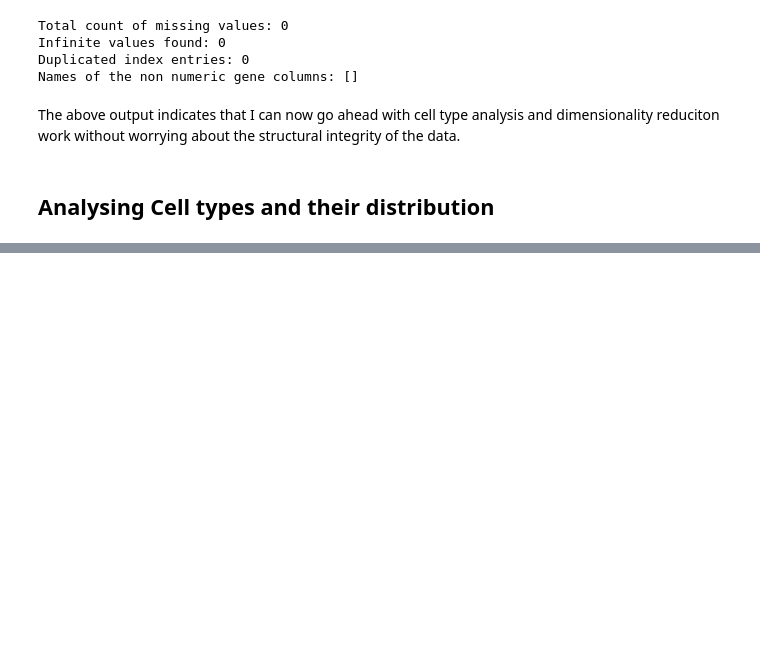
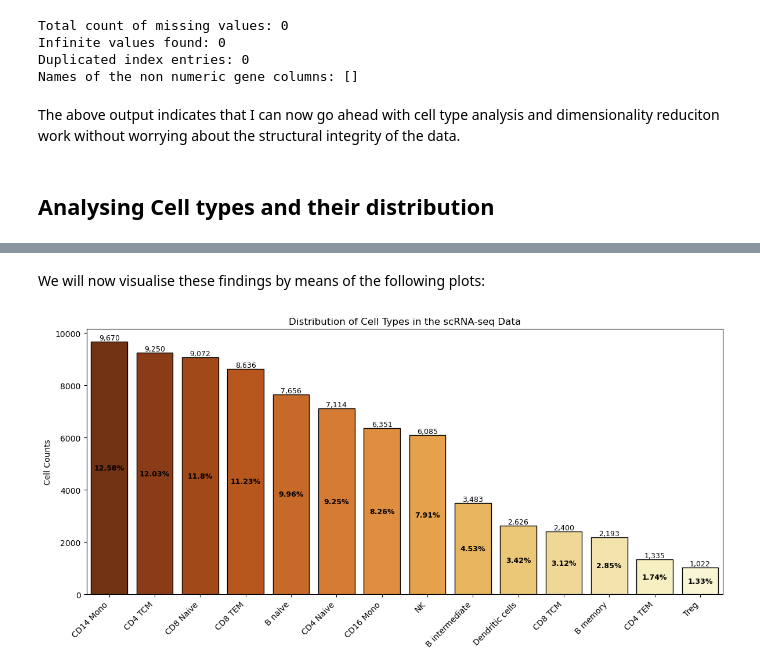
Before and after one commit to rajantidke/ML_immune_cell_type_classifier, a Jupyter notebook: Notebooks/1_Data_exploration.ipynb, the cells around one changed output, grey strips where cells are left out. Drawn from its saved outputs; the diff is of its cells as text; code cells hidden in the pictures; blank space fills up the shorter version.

Commit message:
Prelimnary statistical analysis of gene expression features and plots generation

```diff
--- a/Notebooks/1_Data_exploration.ipynb
+++ b/Notebooks/1_Data_exploration.ipynb
@@ -104,4 +104,18 @@ The above output indicates that I can now go ahead with cell type analysis and d
 ## Analysing Cell types and their distribution
 # %%
 #Calculating cell counts and % per each cell type
-cell_type_df = rna_seq_data["CellType"].value_counts().ren
+
+
+cell_type_counts = rna_seq_data["CellType"].value_counts()
+cell_type_df = pd.DataFrame(
+    {
+        "CellType": cell_type_counts.index,
+        "Count"   : cell_type_counts.values
+    }
+)
+
+cell_type_df["Percentage"] = (cell_type_df["Count"]/len(rna_seq_data) * 100).round(2)
+
+cell_type_df["Cumulative %"] = cell_type_df["Percentage"].cumsum()
+
+cell_type_df
@@ -107,0 +170,25 @@ cell_type_df = rna_seq_data["CellType"].value_counts().ren
+# %% [markdown]
+We will now visualise these findings by means of the following plots:
+# %%
+plt.figure(figsize=(12, 6))
+ax = sns.barplot(
+    x        = "CellType",
+    y        = "Count",
+    data     = cell_type_df,
+    hue      = "CellType",
+    palette  = "YlOrBr_r",
+    edgecolor= "black",
+    legend   = False
+)
+for i, (count, pct) in enumerate(zip(cell_type_df["Count"], cell_type_df["Percentage"])):
+    ax.text(i, count, f"{count:,}", ha="center", va="bottom", fontsize=9)
+    ax.text(i, count / 2, f"{pct}%", ha="center", va="center", fontsize=9, fontweight="bold", color="black")
+plt.xticks(rotation=45, ha="right")
+plt.title("Distribution of Cell Types in the scRNA-seq Data")
+plt.xlabel("")
+plt.ylabel("Cell Counts")
+plt.tight_layout()
+plt.savefig(os.path.join(PLOT_DIR, "cell_type_distribution.png"), dpi=300, bbox_inches="tight")
+plt.show()
+# %% [output]
+[figure, added]
```
Also changed, not shown: parts of 24 cells of this notebook, 5 other files.
